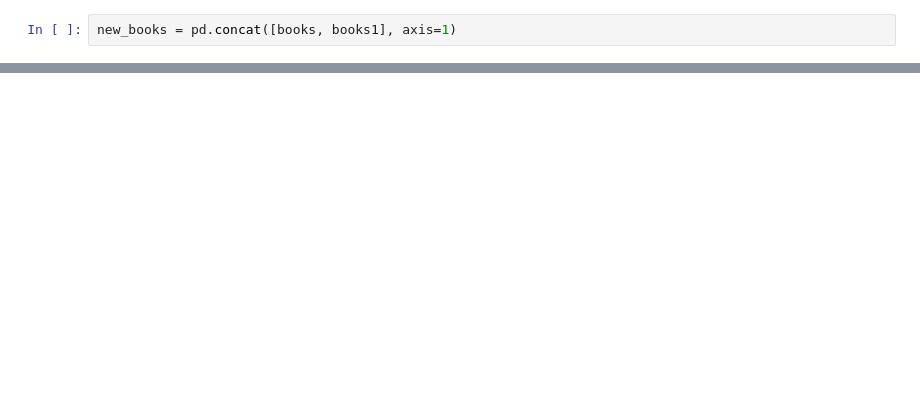
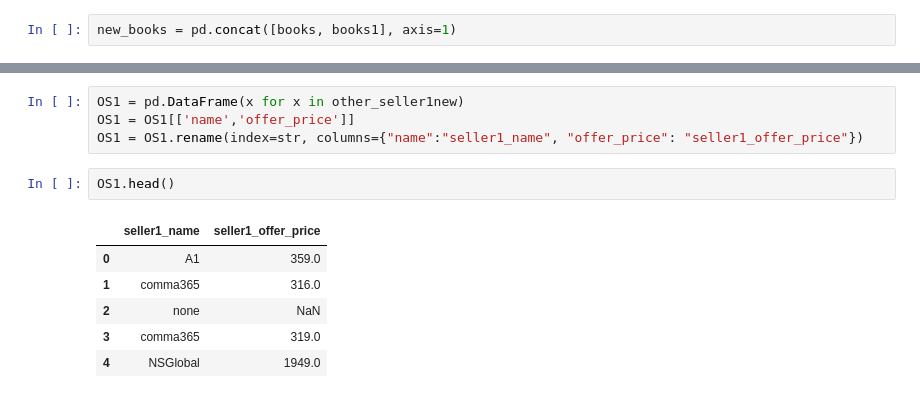
Before and after one commit to hongson6/Analysis-on-Best-Selling-Books-in-India, a Jupyter notebook: Final Project.ipynb, the cells around one changed output, grey strips where cells are left out. Saved outputs shown, nothing was run; the diff lists cells and outputs as text; blank space fills up the shorter version.

```diff
--- a/Final Project.ipynb
+++ b/Final Project.ipynb
@@ -106,0 +213,13 @@ other_sellers[1]
+# %%
+OS1 = pd.DataFrame(x for x in other_seller1new)
+OS1 = OS1[['name','offer_price']]
+OS1 = OS1.rename(index=str, columns={"name":"seller1_name", "offer_price": "seller1_offer_price"})
+# %%
+OS1.head()
+# %% [output]
+|  | seller1_name | seller1_offer_price |
+| 0 | A1 | 359.0 |
+| 1 | comma365 | 316.0 |
+| 2 | none | NaN |
+| 3 | comma365 | 319.0 |
+| 4 | NSGlobal | 1949.0 |
```
Also changed, not shown: parts of 10 cells of this notebook.
